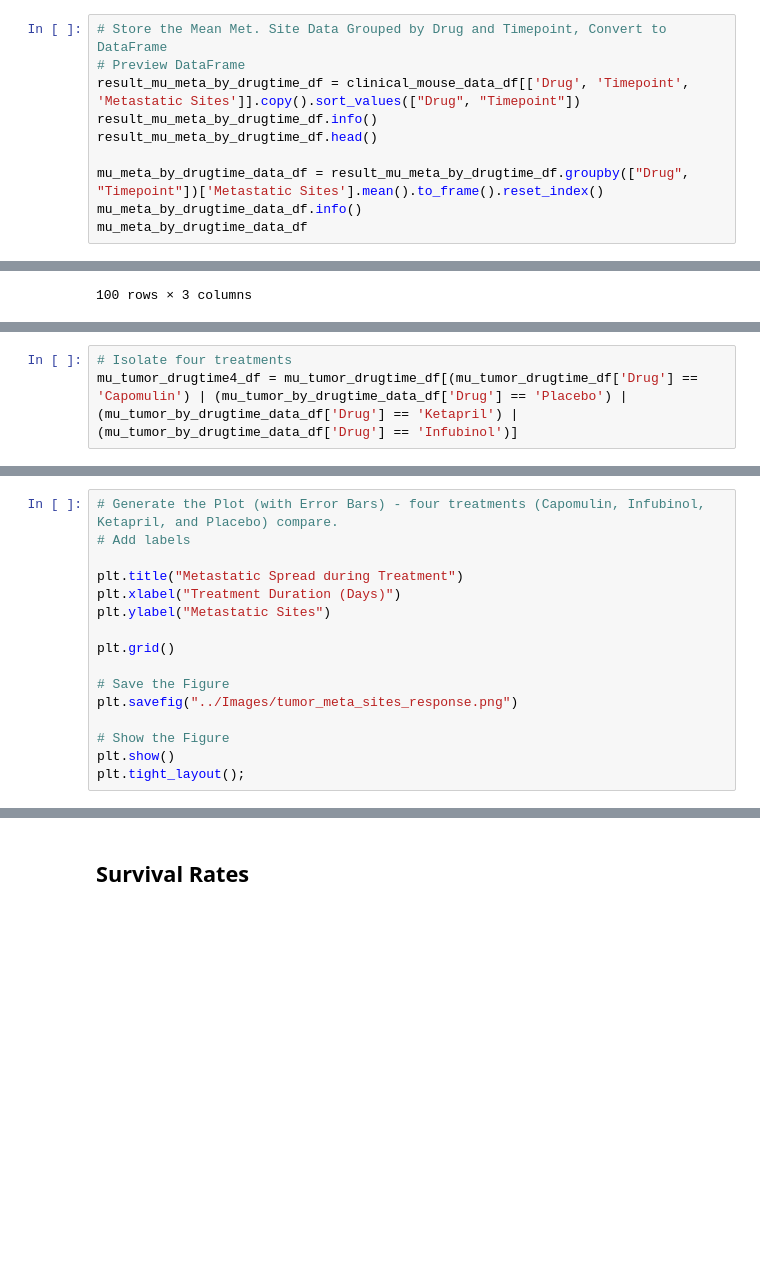
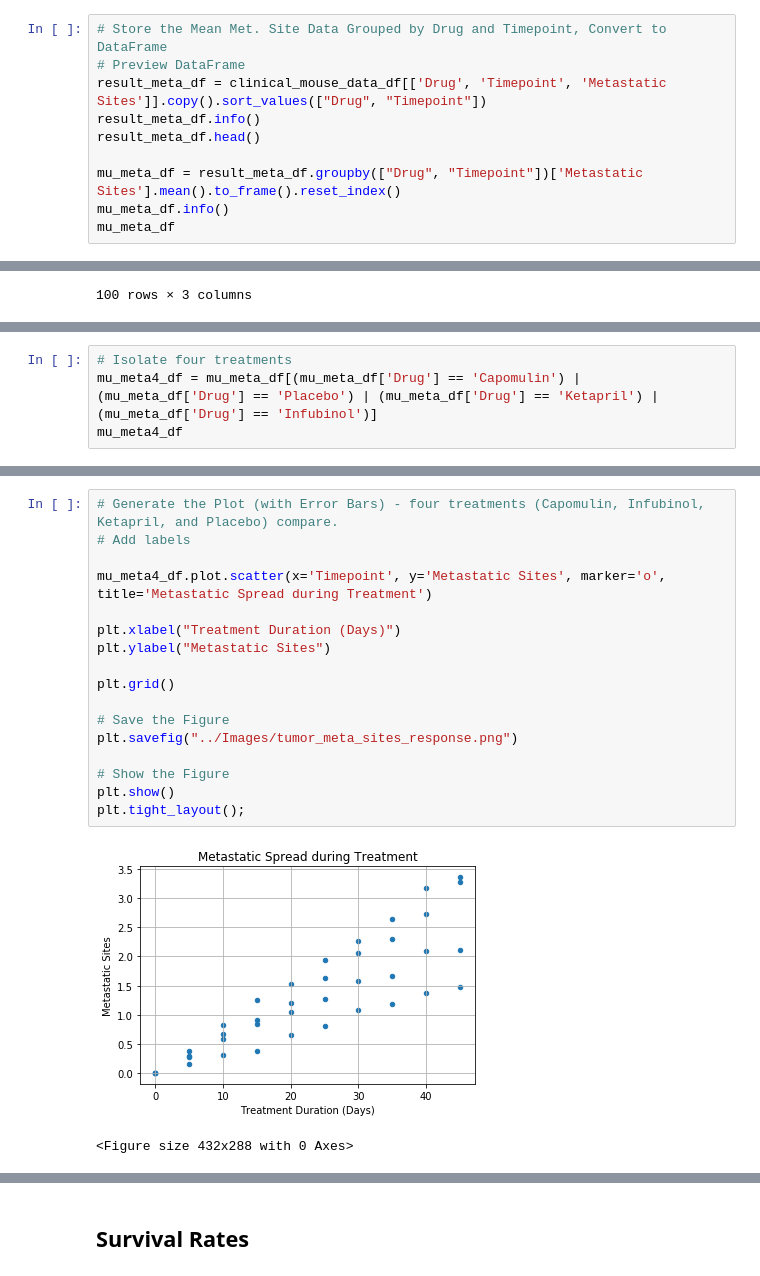
Before and after one commit to sbell1258/matplotlib-challenge, a Jupyter notebook: pymaceuticals_starter.ipynb, the cells around one changed output, grey strips where cells are left out. Saved outputs shown, nothing was run; the diff lists cells and outputs as text; blank space fills up the shorter version.

Commit message:
3rd Draft
add plots with out error and legend distinctions

```diff
--- a/pymaceuticals_starter.ipynb
+++ b/pymaceuticals_starter.ipynb
@@ -256,13 +263,13 @@ plt.tight_layout();
 # %%
 # Store the Mean Met. Site Data Grouped by Drug and Timepoint, Convert to DataFrame
 # Preview DataFrame
-result_mu_meta_by_drugtime_df = clinical_mouse_data_df[['Drug', 'Timepoint', 'Metastatic Sites']].copy().sort_values(["Drug", "Timepoint"])
-result_mu_meta_by_drugtime_df.info()
-result_mu_meta_by_drugtime_df.head()
+result_meta_df = clinical_mouse_data_df[['Drug', 'Timepoint', 'Metastatic Sites']].copy().sort_values(["Drug", "Timepoint"])
+result_meta_df.info()
+result_meta_df.head()
 
-mu_meta_by_drugtime_data_df = result_mu_meta_by_drugtime_df.groupby(["Drug", "Timepoint"])['Metastatic Sites'].mean().to_frame().reset_index()
-mu_meta_by_drugtime_data_df.info()
-mu_meta_by_drugtime_data_df
+mu_meta_df = result_meta_df.groupby(["Drug", "Timepoint"])['Metastatic Sites'].mean().to_frame().reset_index()
+mu_meta_df.info()
+mu_meta_df
 # %% [output]
 <class 'pandas.core.frame.DataFrame'>
 Int64Index: 1906 entries, 0 to 1112
@@ -370,4 +376,5 @@ mu_tumor_drugtime_df.to_csv('tumor_meta_file.csv')
 # %%
 # Isolate four treatments
-mu_tumor_drugtime4_df = mu_tumor_drugtime_df[(mu_tumor_drugtime_df['Drug'] == 'Capomulin') | (mu_tumor_by_drugtime_data_df['Drug'] == 'Placebo') | (mu_tumor_by_drugtime_data_df['Drug'] == 'Ketapril') | (mu_tumor_by_drugtime_data_df['Drug'] == 'Infubinol')]
+mu_meta4_df = mu_meta_df[(mu_meta_df['Drug'] == 'Capomulin') | (mu_meta_df['Drug'] == 'Placebo') | (mu_meta_df['Drug'] == 'Ketapril') | (mu_meta_df['Drug'] == 'Infubinol')]
+mu_meta4_df
 # %% [output]
@@ -381,19 +426,23 @@ mu_trans_tumor_drugtime4_df
 # %%
 # Generate the Plot (with Error Bars) - four treatments (Capomulin, Infubinol, Ketapril, and Placebo) compare.
 # Add labels
 
-plt.title("Metastatic Spread during Treatment")
+mu_meta4_df.plot.scatter(x='Timepoint', y='Metastatic Sites', marker='o', title='Metastatic Spread during Treatment')
+
 plt.xlabel("Treatment Duration (Days)")
 plt.ylabel("Metastatic Sites")
 
 plt.grid()
 
 # Save the Figure
 plt.savefig("../Images/tumor_meta_sites_response.png")
 
 # Show the Figure
 plt.show()
 plt.tight_layout();
+# %% [output]
+[figure, added]
+<Figure size 432x288 with 0 Axes>
 # %% [markdown]
 ![Metastatic Spread During Treatment](../Images/spread.png)
 # %% [markdown]
```
Also changed, not shown: parts of 16 cells of this notebook.
